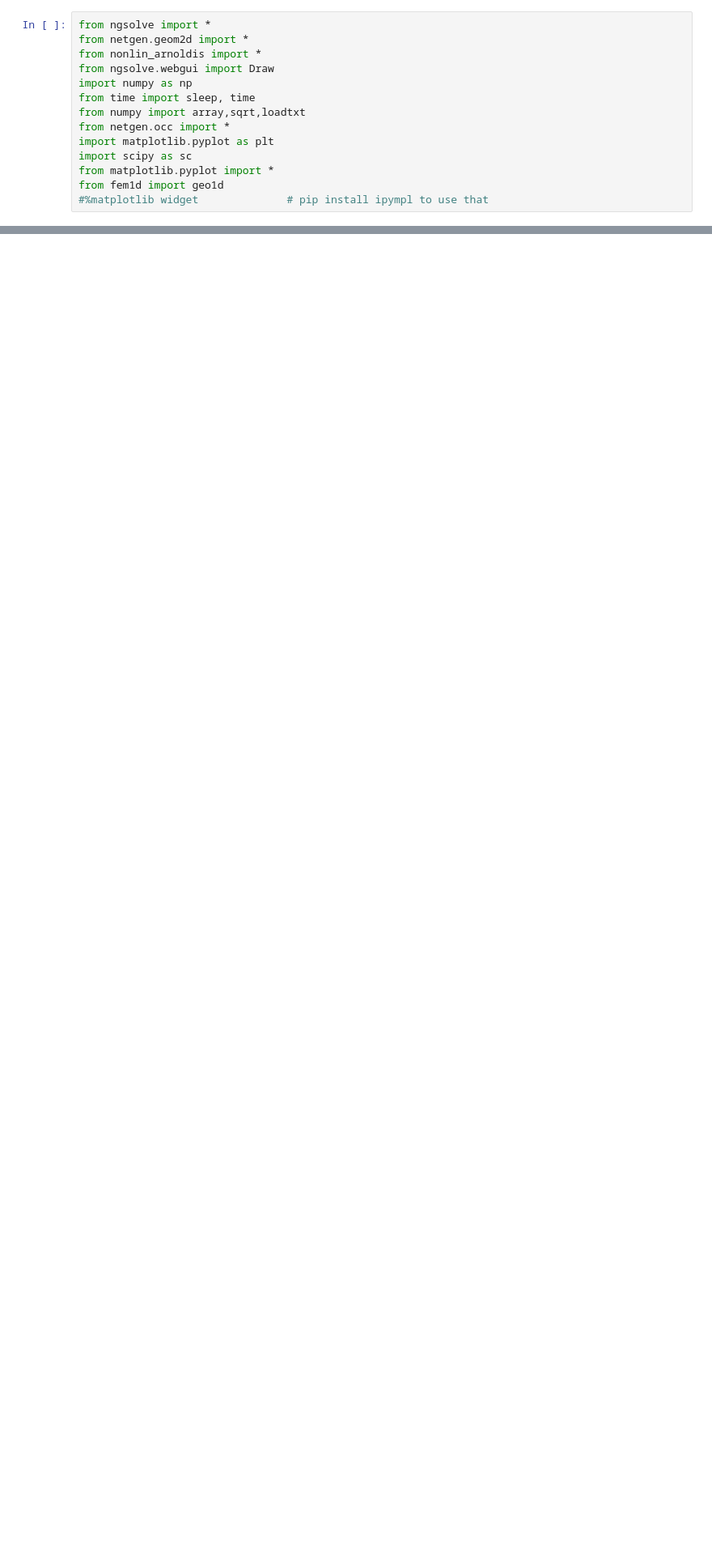
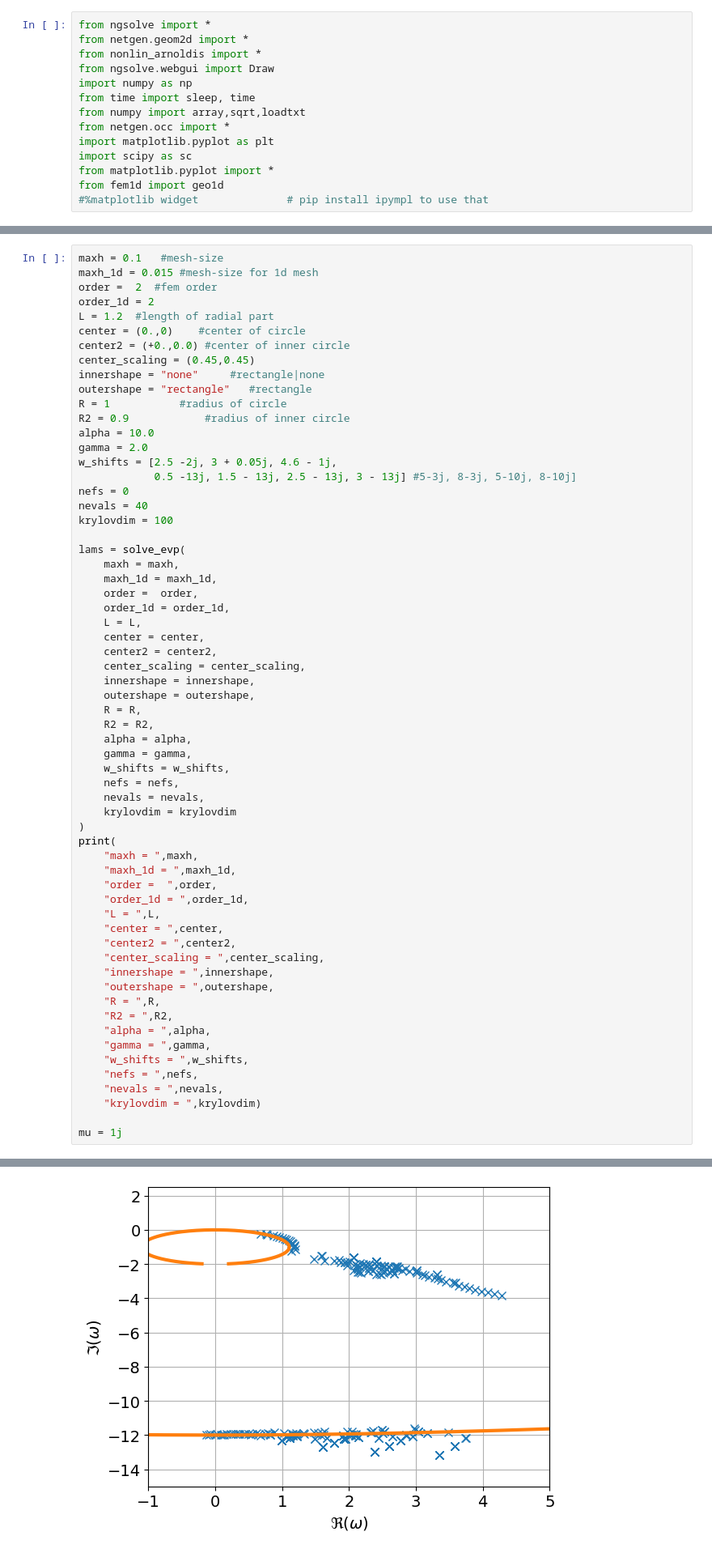
Before and after one commit to cpierer3/waves, a Jupyter notebook: starshaped_polynomial_EV.ipynb, the cells around one changed output, grey strips where cells are left out. Shown at 81% size. Saved outputs shown, nothing was run; the diff lists cells and outputs as text; blank space fills up the shorter version.

```diff
--- a/starshaped_polynomial_EV.ipynb
+++ b/starshaped_polynomial_EV.ipynb
@@ -367,0 +383,63 @@ gamma = 2.0 alpha = 10.0
+# %%
+maxh = 0.1   #mesh-size
+maxh_1d = 0.015 #mesh-size for 1d mesh
+order =  2  #fem order
+order_1d = 2
+L = 1.2  #length of radial part
+center = (0.,0)    #center of circle
+center2 = (+0.,0.0) #center of inner circle
+center_scaling = (0.45,0.45)
+innershape = "none"     #rectangle|none
+outershape = "rectangle"   #rectangle
+R = 1           #radius of circle
+R2 = 0.9            #radius of inner circle
+alpha = 10.0
+gamma = 2.0
+w_shifts = [2.5 -2j, 3 + 0.05j, 4.6 - 1j,
+            0.5 -13j, 1.5 - 13j, 2.5 - 13j, 3 - 13j] #5-3j, 8-3j, 5-10j, 8-10j]
+nefs = 0
+nevals = 40
+krylovdim = 100
+
+lams = solve_evp(
+    maxh = maxh,
+    maxh_1d = maxh_1d,
+    order =  order,
+    order_1d = order_1d,
+    L = L,
+    center = center,
+    center2 = center2,
+    center_scaling = center_scaling,
+    innershape = innershape,
+    outershape = outershape,
+    R = R,
+    R2 = R2,
+    alpha = alpha,
+    gamma = gamma,
+    w_shifts = w_shifts,
+    nefs = nefs,
+    nevals = nevals,
+    krylovdim = krylovdim
+)
+print(
+    "maxh = ",maxh,
+    "maxh_1d = ",maxh_1d,
+    "order =  ",order,
+    "order_1d = ",order_1d,
+    "L = ",L,
+    "center = ",center,
+    "center2 = ",center2,
+    "center_scaling = ",center_scaling,
+    "innershape = ",innershape,
+    "outershape = ",outershape,
+    "R = ",R,
+    "R2 = ",R2,
+    "alpha = ",alpha,
+    "gamma = ",gamma,
+    "w_shifts = ",w_shifts,
+    "nefs = ",nefs,
+    "nevals = ",nevals,
+    "krylovdim = ",krylovdim)
+
+mu = 1j
+# %% [output]
@@ -367,0 +460 @@ gamma = 2.0 alpha = 10.0
+[figure, added]
```
Also changed, not shown: parts of 4 cells of this notebook, 48 other files.
